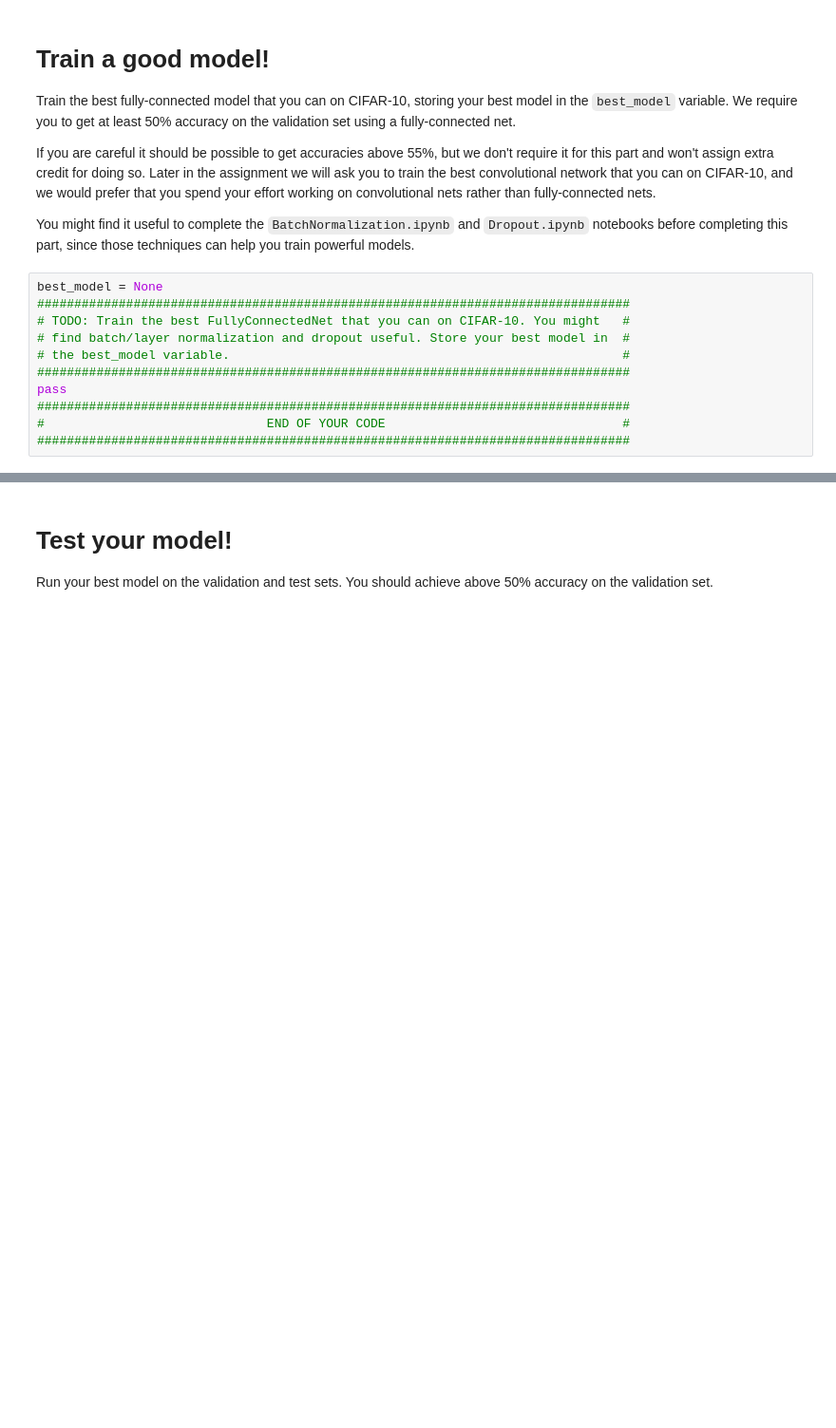
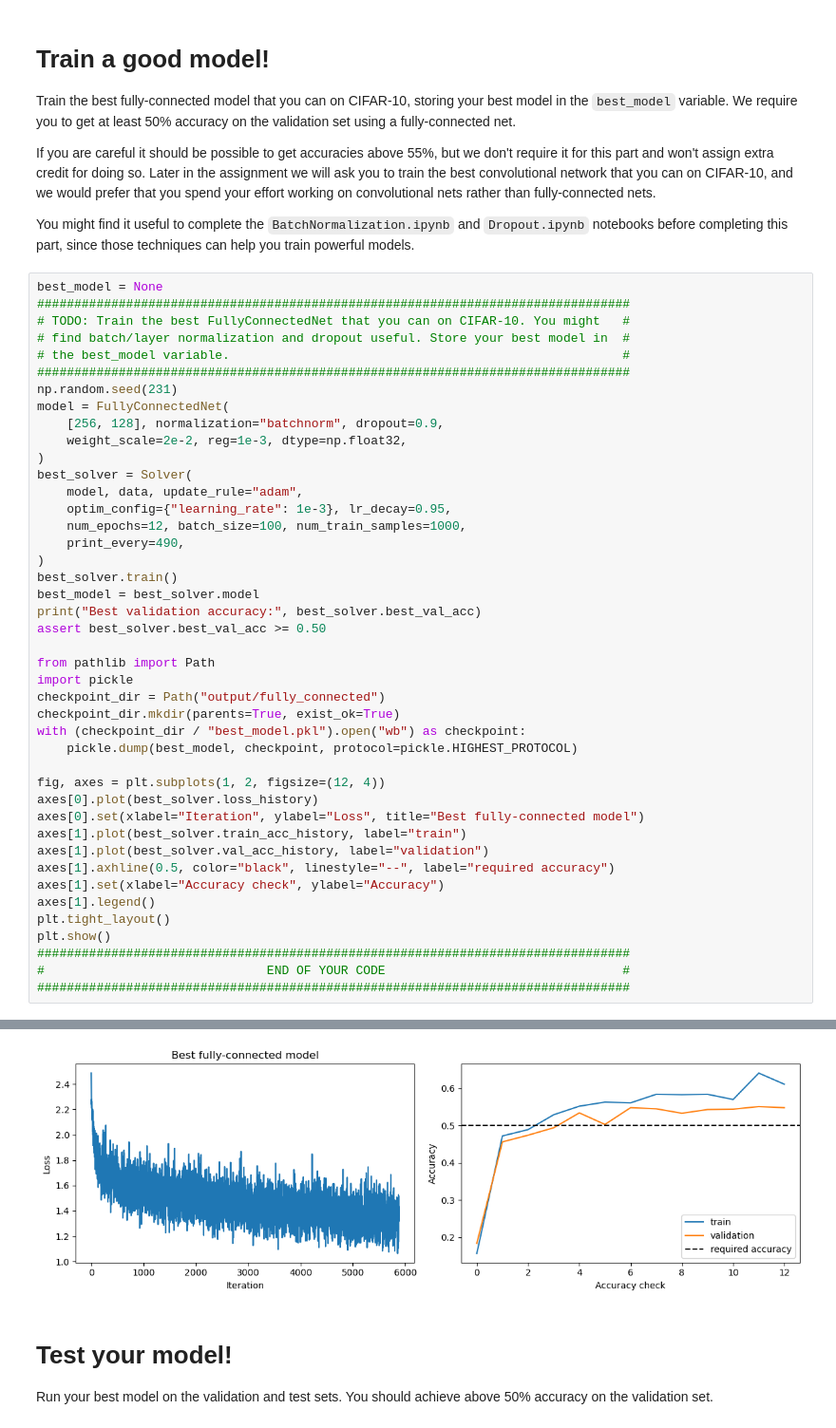
Before and after one commit to EigenTrace/CS682, a Jupyter notebook: assignment2/FullyConnectedNets.ipynb, the cells around one changed output, grey strips where cells are left out. Shown at 95% size. Drawn from its saved outputs; the diff is of its cells as text; blank space fills up the shorter version.

```diff
--- a/assignment2/FullyConnectedNets.ipynb
+++ b/assignment2/FullyConnectedNets.ipynb
@@ -639,14 +708,47 @@ Train the best fully-connected model that you can on CIFAR-10, storing your best
 If you are careful it should be possible to get accuracies above 55%, but we don't require it for this part and won't assign extra credit for doing so. Later in the assignment we will ask you to train the best convolutional network that you can on CIFAR-10, and we would prefer that you spend your effort working on convolutional nets rather than fully-connected nets.
 
 You might find it useful to complete the `BatchNormalization.ipynb` and `Dropout.ipynb` notebooks before completing this part, since those techniques can help you train powerful models.
-# %%
-best_model = None
-################################################################################
-# TODO: Train the best FullyConnectedNet that you can on CIFAR-10. You might   #
-# find batch/layer normalization and dropout useful. Store your best model in  #
-# the best_model variable.                                                     #
-################################################################################
-pass
-################################################################################
-#                              END OF YOUR CODE                                #
-################################################################################
+# %%
+best_model = None
+################################################################################
+# TODO: Train the best FullyConnectedNet that you can on CIFAR-10. You might   #
+# find batch/layer normalization and dropout useful. Store your best model in  #
+# the best_model variable.                                                     #
+################################################################################
+np.random.seed(231)
+model = FullyConnectedNet(
+    [256, 128], normalization="batchnorm", dropout=0.9,
+    weight_scale=2e-2, reg=1e-3, dtype=np.float32,
+)
+best_solver = Solver(
+    model, data, update_rule="adam",
+    optim_config={"learning_rate": 1e-3}, lr_decay=0.95,
+    num_epochs=12, batch_size=100, num_train_samples=1000,
+    print_every=490,
+)
+best_solver.train()
+best_model = best_solver.model
+print("Best validation accuracy:", best_solver.best_val_acc)
+assert best_solver.best_val_acc >= 0.50
+
+from pathlib import Path
+import pickle
+checkpoint_dir = Path("output/fully_connected")
+checkpoint_dir.mkdir(parents=True, exist_ok=True)
+with (checkpoint_dir / "best_model.pkl").open("wb") as checkpoint:
+    pickle.dump(best_model, checkpoint, protocol=pickle.HIGHEST_PROTOCOL)
+
+fig, axes = plt.subplots(1, 2, figsize=(12, 4))
+axes[0].plot(best_solver.loss_history)
+axes[0].set(xlabel="Iteration", ylabel="Loss", title="Best fully-connected model")
+axes[1].plot(best_solver.train_acc_history, label="train")
+axes[1].plot(best_solver.val_acc_history, label="validation")
+axes[1].axhline(0.5, color="black", linestyle="--", label="required accuracy")
+axes[1].set(xlabel="Accuracy check", ylabel="Accuracy")
+axes[1].legend()
+plt.tight_layout()
+plt.show()
+################################################################################
+#                              END OF YOUR CODE                                #
+################################################################################
+# %% [output]
@@ -653,3 +772,4 @@ pass
+[figure, added]
 # %% [markdown]
 # Test your model!
 Run your best model on the validation and test sets. You should achieve above 50% accuracy on the validation set.
```
Also changed, not shown: parts of 21 cells of this notebook, 20 other files.
